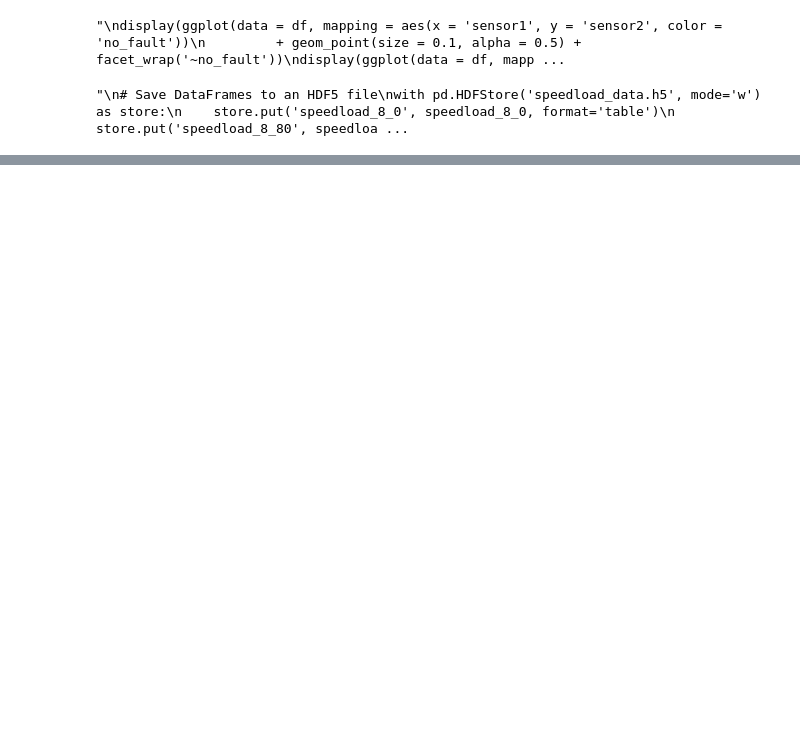
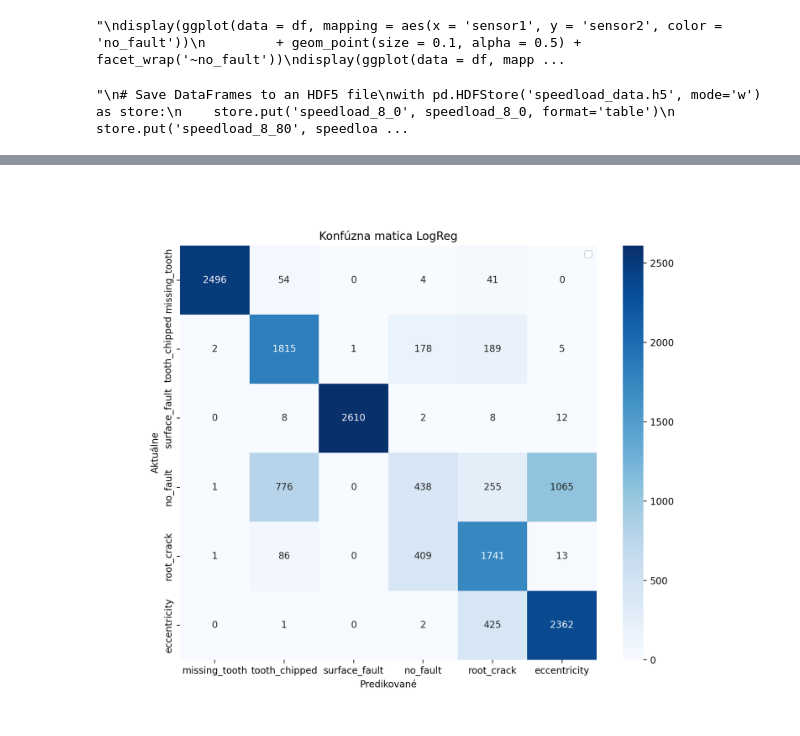
Before and after one commit to robertmunkaci/DataAnalysis, a Jupyter notebook: main.ipynb, the cells around one changed output, grey strips where cells are left out. Cells and saved outputs as stored; diff of their text form; code cells hidden in the pictures; blank space fills up the shorter version.

```diff
--- a/main.ipynb
+++ b/main.ipynb
@@ -764,0 +321,13 @@ plt.show()
+# %%
+# Create a formated column of state as Expected: [0 1 2 3 4 5] input
+display(df.state.unique())
+df['state_expected'] = df.state.apply(lambda x: ['missing_tooth', 'tooth_chipped', 'surface_fault', 'no_fault', 'root_crack', 'eccentricity'].index(x))
+# Save the transformation keys for state_expected to later reverse the transformation
+mapping_dict = df.set_index('state_expected')['state'].to_dict()
+display(mapping_dict)
+state_expected_keys = pd.DataFrame(list(mapping_dict.items()), columns=['state_expected', 'state'])
+display(state_expected_keys)
+# Create a df dataset that excludes time_x, gear_fault_desc, state, time_formatted
+df_edit = df[['sensor1', 'sensor2', 'sensor1_max_exp', 'sensor1_min_exp', 'sensor1_mean_exp', 'sensor1_std_exp',
+        'sensor2_max_exp', 'sensor2_min_exp', 'sensor2_mean_exp', 'sensor2_std_exp', 'speedSet', 'load_value', 'state_expected', 'time_normalized']]
+display(df.state_expected.unique())
@@ -764,0 +550,21 @@ plt.show()
+# %%
+from sklearn.metrics import confusion_matrix
+import matplotlib.pyplot as plt
+
+# Calculate the confusion matrix
+cm = confusion_matrix(y_test, y_pred)
+
+# Trasnform classes from numerical to names using state_expected_keys
+log_reg.classes_ = state_expected_keys.state.values
+log_reg.classes_
+
+# Show confnusion matrix as a heatmap
+plt.figure(figsize=(10, 8))
+sns.heatmap(cm, annot=True, fmt='d', cmap='Blues', xticklabels=log_reg.classes_, yticklabels=log_reg.classes_)
+plt.xlabel('Predikované')
+plt.ylabel('Aktuálne')
+plt.title('Konfúzna matica LogReg')
+plt.legend([f'Presnosť: {accuracy:.2f}'])
+plt.show()
+# %% [output]
+[figure, added]
```
Also changed, not shown: parts of 58 cells of this notebook.
